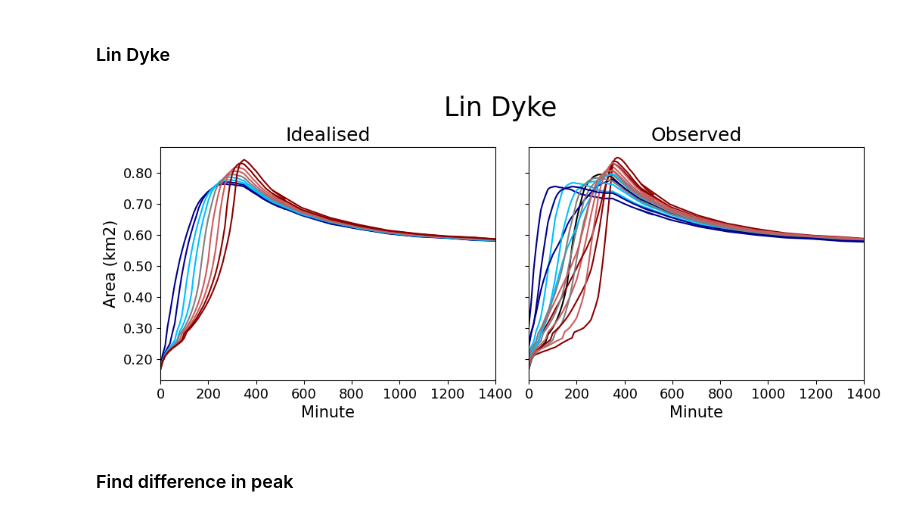
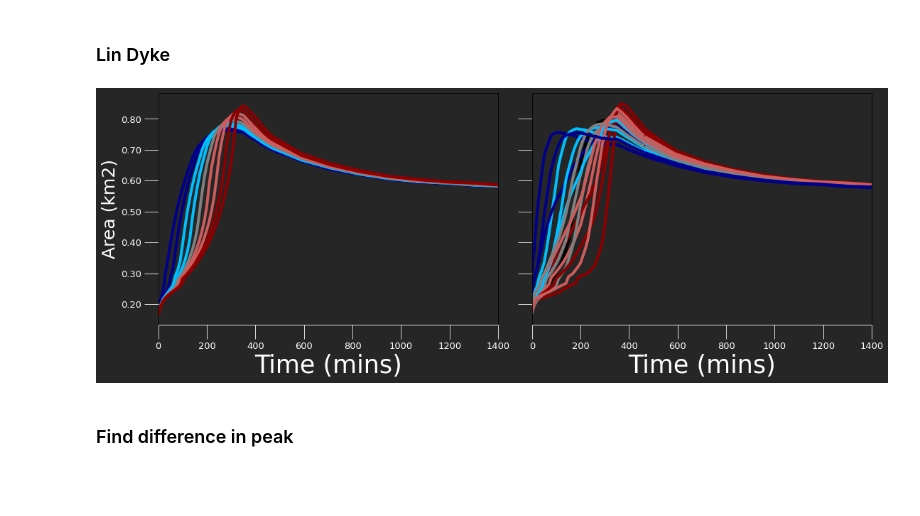
Before and after one commit to masher92/UKCP18, a Jupyter notebook: CatchmentAnalysis/PlotsForPaper/PlotFloodedArea.ipynb, the cells around one changed output. Cells and saved outputs as stored; diff of their text form; code cells hidden in the pictures; blank space fills up the shorter version.

Commit message:
changing plots for BHS presentatio - probs want to revert these changes

```diff
--- a/CatchmentAnalysis/PlotsForPaper/PlotFloodedArea.ipynb
+++ b/CatchmentAnalysis/PlotsForPaper/PlotFloodedArea.ipynb
@@ -75,5 +75,9 @@ def prep_and_plot_v2 (ax, title, df_10mins_fp, df_2hrs_fp, methods_key, catchmen
     ax.set_title(title, fontsize=18)
     ax.tick_params(axis='both', which='major', labelsize=13)
     ax.yaxis.set_major_formatter(FormatStrFormatter('%.2f'))
+
+    plt.gca().set_facecolor('#262626')  # Set the background color to black
+    plt.gcf().set_facecolor('#262626')
+
 #     fig.suptitle(catchment_name, fontsize =20, y=1.05)
 # %%
@@ -178,18 +180,53 @@ fig.savefig("Figs/FloodedAreaOverTime/WykeBeck_FloodedAreaOverTime.PNG", bbox_in
 # %% [markdown]
 ### Lin Dyke
+# %%
+def prep_and_plot_v2 (ax, title, df_10mins_fp, df_2hrs_fp, methods_key, catchment_name, trim =False):
+
+    colors = colors_dict[methods_key]
+
+    # read in data
+    df_10mins= pd.read_csv(df_10mins_fp)
+    df_2hrs= pd.read_csv(df_2hrs_fp)
+    #
+    df_10mins = df_10mins/1000000
+    df_2hrs = df_2hrs/1000000
+    # Add minutes column
+    df_10mins['minute']= list(range(0,len(df_10mins)*10,10))
+    df_2hrs['minute']= [x+470 for x in list(range(0,len(df_2hrs)*120,120))]
+
+    # Plot
+    for number, column in enumerate(df_10mins.columns[:-1]):
+        ax.plot(df_10mins["minute"], df_10mins[column], color = colors[number], linewidth=4)
+
+    for number, column in enumerate(df_2hrs.columns[:-1]):
+        ax.plot(df_2hrs["minute"], df_2hrs[column], color = colors[number], linewidth=4)
+
+    if trim== True:
+        ax.set_xlim(0,1400)
+    if ax ==axs[0]:
+        ax.set_ylabel('Area (km2)', fontsize=25, color='white')
+
+    ax.set_xlabel('Time (mins)', fontsize=35, color = 'white')
+    #ax.set_title(title, fontsize=18)
+    ax.tick_params(axis='both', which='major', labelsize=13)
+    ax.yaxis.set_major_formatter(FormatStrFormatter('%.2f'))
+    ax.tick_params(axis='both', colors='white', size =20)
+    ax.spines['bottom'].set_color('white')
+    ax.set_facecolor('#262626')  # Set the background color to black
+    plt.gcf().set_facecolor('#262626')
 # %%
-fig, axs = plt.subplots(ncols=2, figsize= (12,4), sharey= True, gridspec_kw={'wspace':0.1})
+fig, axs = plt.subplots(ncols=2, figsize= (18,6), sharey= True, gridspec_kw={'wspace':0.1})
 # Not wetlands, not water
 prep_and_plot_v2(axs[0], 'Idealised', "Data/FloodedAreaOverTime/{}/{}/nowetlands_nopermwater_over10_10mins.csv".format('LinDyke', 'Idealised'),
              "Data/FloodedAreaOverTime/{}/{}/nowetlands_nopermwater_over10_2hrs.csv".format('LinDyke', 'Idealised'), 'Idealised', 'LinDyke', True)
 # Urban
 prep_and_plot_v2(axs[1], 'Observed', "Data/FloodedAreaOverTime/{}/{}/nowetlands_nopermwater_over10_10mins.csv".format('LinDyke', 'Observed'),
              "Data/FloodedAreaOverTime/{}/{}/nowetlands_nopermwater_over10_2hrs.csv".format('LinDyke', 'Observed'), 'Observed', 'LinDyke', True)
-fig.suptitle("Lin Dyke", fontsize=25, y=1.05);
+#fig.suptitle("Lin Dyke", fontsize=25, y=1.05);
 
-fig.savefig("Figs/FloodedAreaOverTime/LinDyke_FloodedAreaOverTime.PNG", bbox_inches = 'tight')
+# fig.savefig("Figs/FloodedAreaOverTime/LinDyke_FloodedAreaOverTime.PNG", bbox_inches = 'tight')
 # %% [output]
-[figure, old version]
+[figure, new version]
 # %% [markdown]
 ### Find difference in peak
 # %%
```
Also changed, not shown: parts of 2 cells of this notebook.
